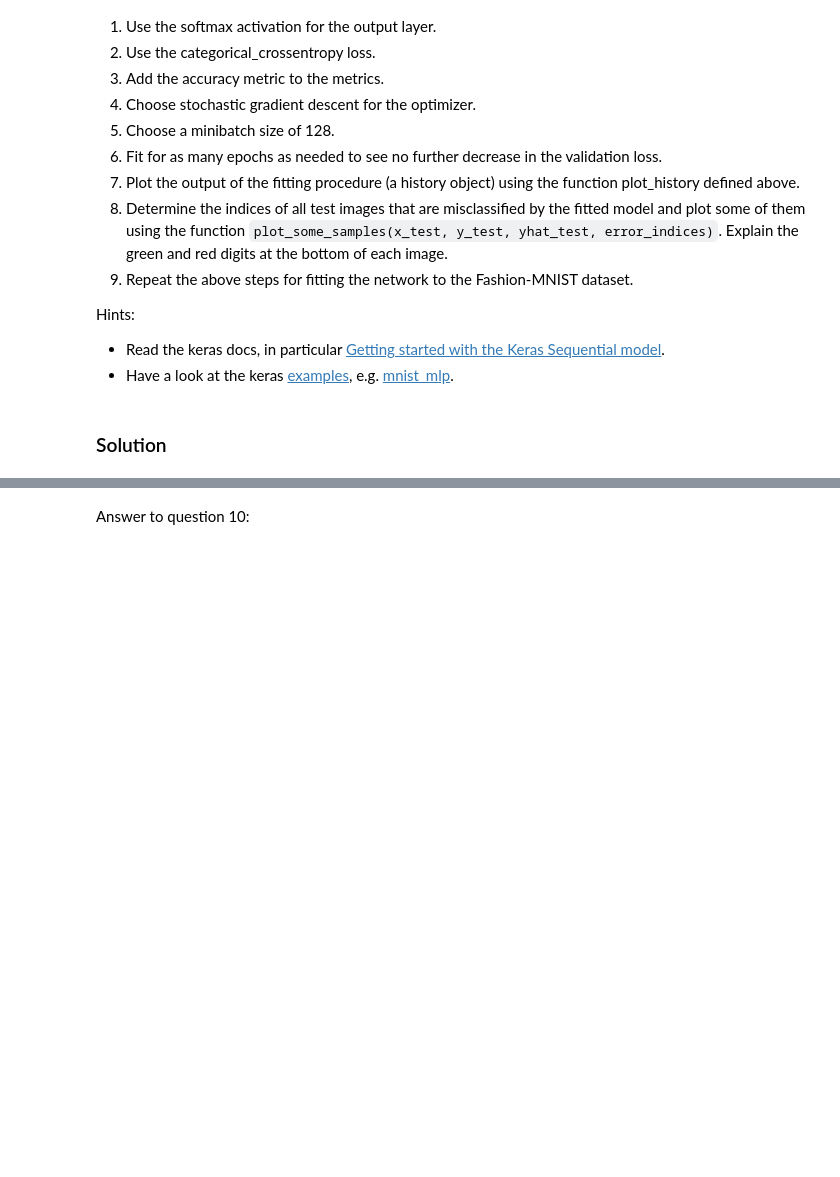
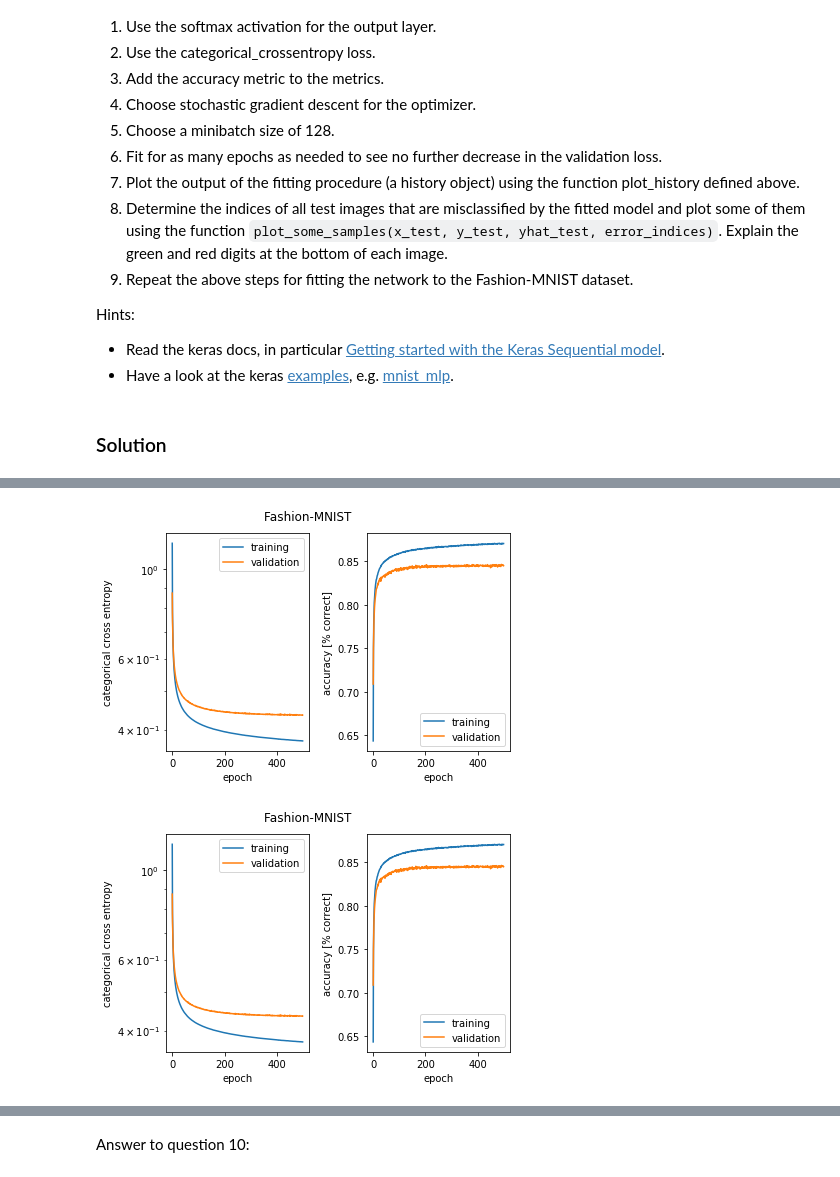
Before and after one commit to serifsonerserbest/ANN, a Jupyter notebook: miniproject1.ipynb, the cells around one changed output, grey strips where cells are left out. Cells and saved outputs as stored; diff of their text form; code cells hidden in the pictures; blank space fills up the shorter version.

```diff
--- a/miniproject1.ipynb
+++ b/miniproject1.ipynb
@@ -198,0 +249,12 @@ Hints:
+# %%
+model = Sequential([
+    Dense(10, input_shape=(784,)),
+    Activation('softmax')
+])
+# %%
+model.compile(optimizer='sgd',
+              loss='categorical_crossentropy',
+              metrics=['accuracy'])
+# %%
+history = model.fit(x_fashion_train, y_fashion_train, batch_size=128, epochs=500,
+                    validation_data=(x_fashion_test, y_fashion_test))
@@ -198,0 +279,5 @@ Hints:
+# %%
+plot_history(history, 'Fashion-MNIST')
+# %% [output]
+[figure, added]
+[figure, added]
```
Also changed, not shown: parts of 17 cells of this notebook, 1 other file.
